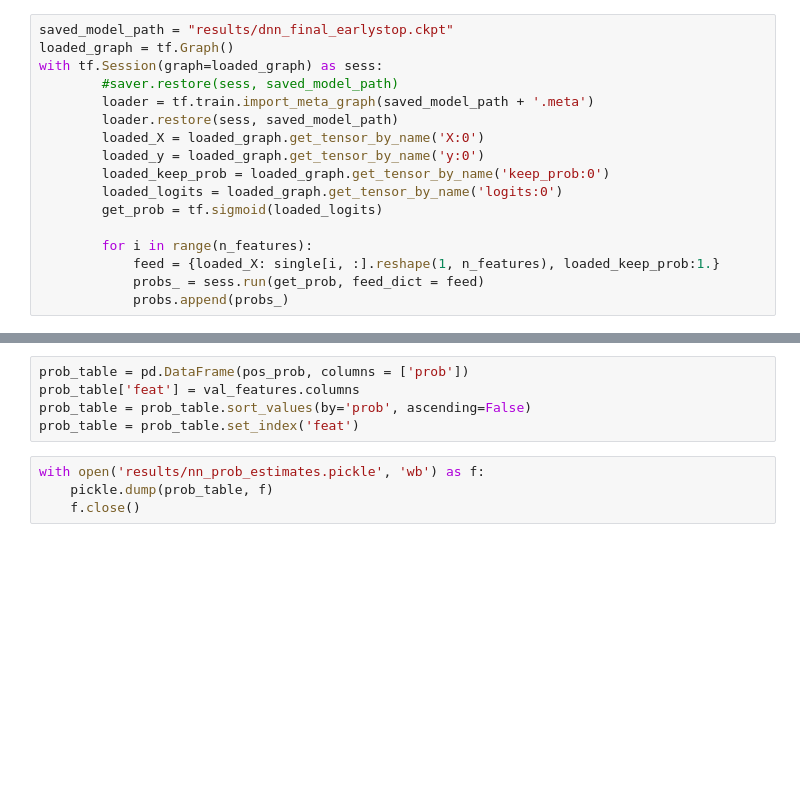
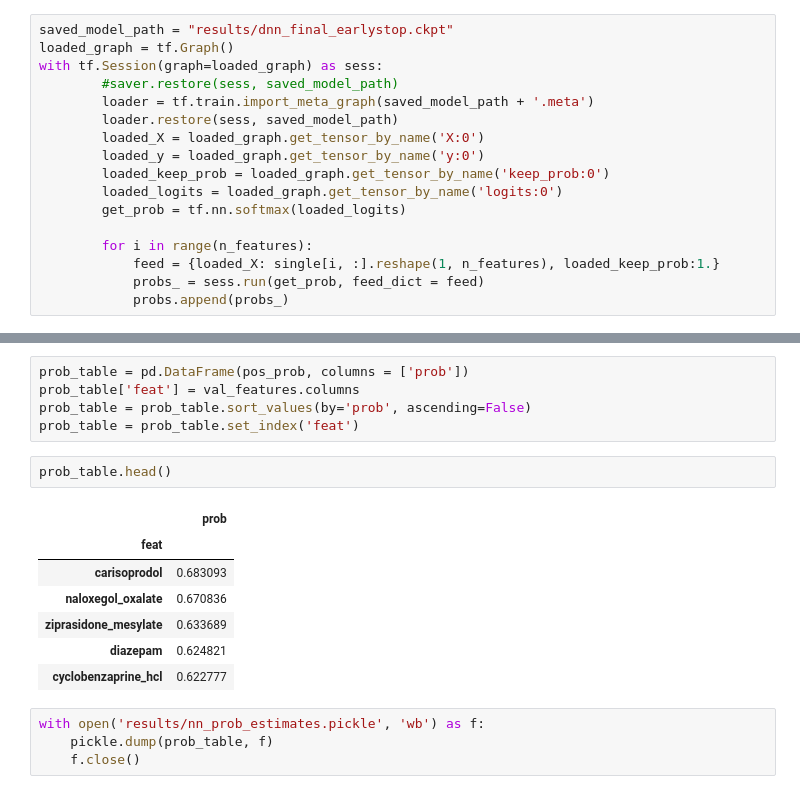
Before and after one commit to JennyLeeStat/Opioid, a Jupyter notebook: 3_Neural Network.ipynb, the cells around one changed output, grey strips where cells are left out. Cells and saved outputs as stored; diff of their text form; blank space fills up the shorter version.

```diff
--- a/3_Neural Network.ipynb
+++ b/3_Neural Network.ipynb
@@ -293,7 +289,7 @@ with tf.Session(graph=loaded_graph) as sess:
         loaded_y = loaded_graph.get_tensor_by_name('y:0')
         loaded_keep_prob = loaded_graph.get_tensor_by_name('keep_prob:0')
         loaded_logits = loaded_graph.get_tensor_by_name('logits:0')
-        get_prob = tf.sigmoid(loaded_logits)
+        get_prob = tf.nn.softmax(loaded_logits)
 
         for i in range(n_features):
             feed = {loaded_X: single[i, :].reshape(1, n_features), loaded_keep_prob:1.}
@@ -306,6 +302,16 @@ prob_table = pd.DataFrame(pos_prob, columns = ['prob'])
 prob_table['feat'] = val_features.columns
 prob_table = prob_table.sort_values(by='prob', ascending=False)
 prob_table = prob_table.set_index('feat')
+# %%
+prob_table.head()
+# %% [output]
+|  | prob |
+| feat |  |
+| carisoprodol | 0.683093 |
+| naloxegol_oxalate | 0.670836 |
+| ziprasidone_mesylate | 0.633689 |
+| diazepam | 0.624821 |
+| cyclobenzaprine_hcl | 0.622777 |
 # %%
 with open('results/nn_prob_estimates.pickle', 'wb') as f:
     pickle.dump(prob_table, f)
```
Also changed, not shown: parts of 3 cells of this notebook.
